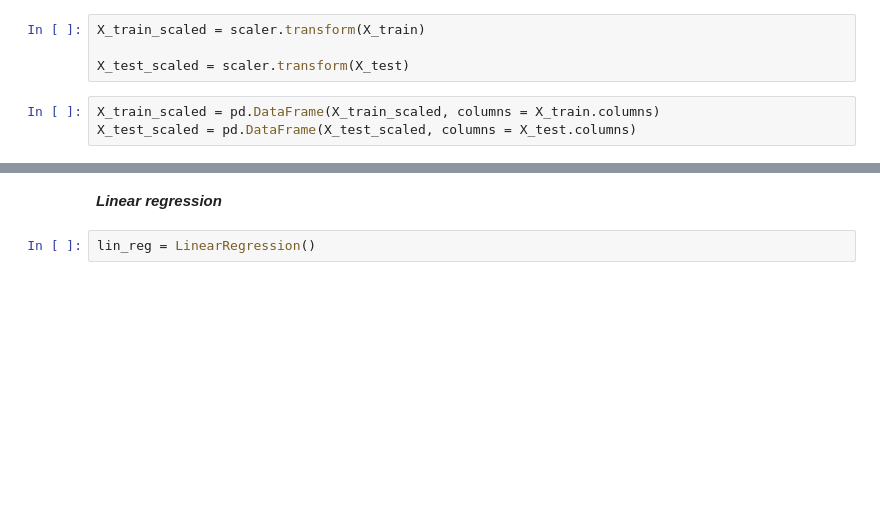
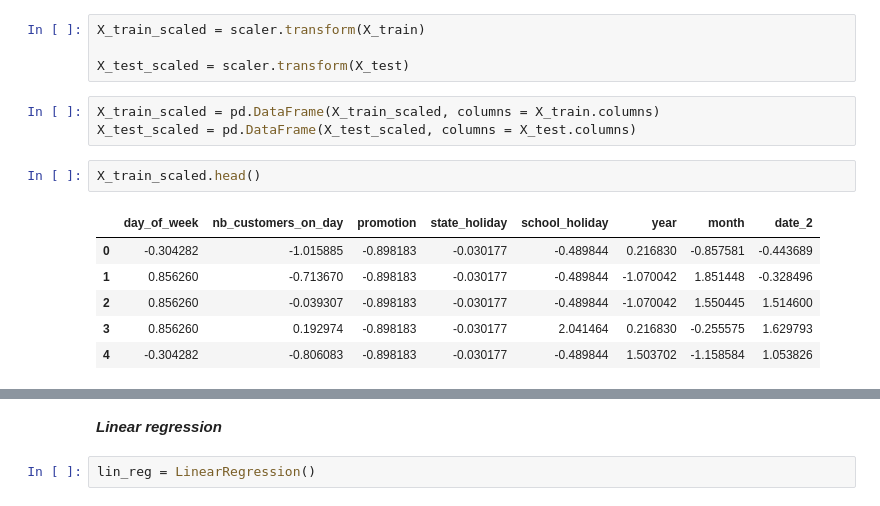
Before and after one commit to GeorgiosKoutroumanos/IronKaggle-ML-model, a Jupyter notebook: Main IronKaggle.ipynb, the cells around one changed output, grey strips where cells are left out. Cells and saved outputs as stored; diff of their text form; blank space fills up the shorter version.

```diff
--- a/Main IronKaggle.ipynb
+++ b/Main IronKaggle.ipynb
@@ -202,3 +202,12 @@ X_test_scaled = scaler.transform(X_test)
 # %%
 X_train_scaled = pd.DataFrame(X_train_scaled, columns = X_train.columns)
 X_test_scaled = pd.DataFrame(X_test_scaled, columns = X_test.columns)
+# %%
+X_train_scaled.head()
+# %% [output]
+|  | day_of_week | nb_customers_on_day | promotion | state_holiday | school_holiday | year | month | date_2 |
+| 0 | -0.304282 | -1.015885 | -0.898183 | -0.030177 | -0.489844 | 0.216830 | -0.857581 | -0.443689 |
+| 1 | 0.856260 | -0.713670 | -0.898183 | -0.030177 | -0.489844 | -1.070042 | 1.851448 | -0.328496 |
+| 2 | 0.856260 | -0.039307 | -0.898183 | -0.030177 | -0.489844 | -1.070042 | 1.550445 | 1.514600 |
+| 3 | 0.856260 | 0.192974 | -0.898183 | -0.030177 | 2.041464 | 0.216830 | -0.255575 | 1.629793 |
+| 4 | -0.304282 | -0.806083 | -0.898183 | -0.030177 | -0.489844 | 1.503702 | -1.158584 | 1.053826 |
```
Also changed, not shown: parts of 12 cells of this notebook.
